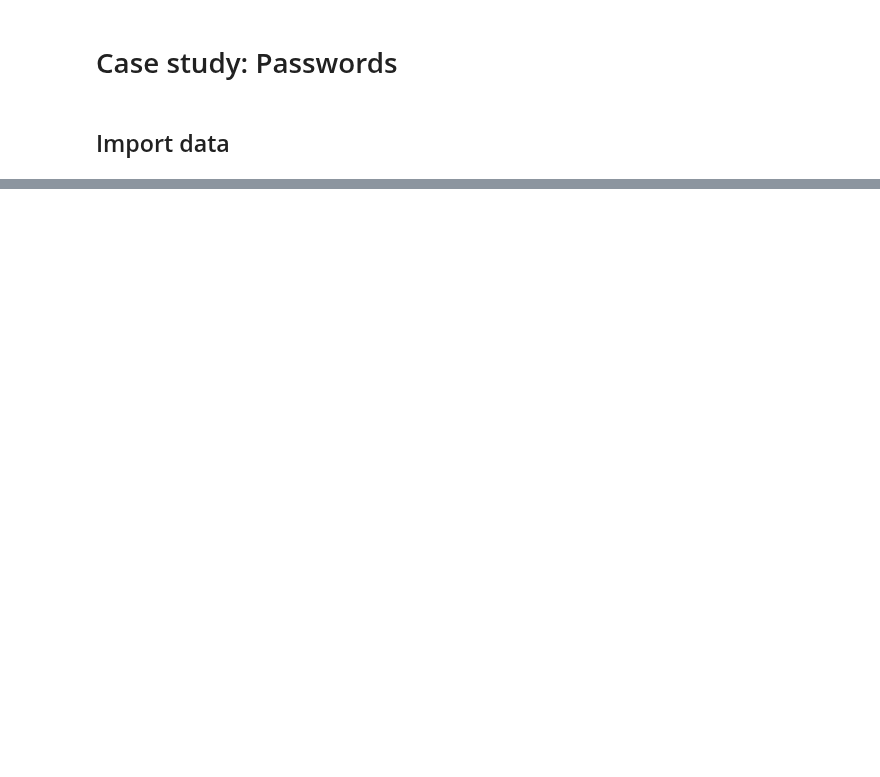
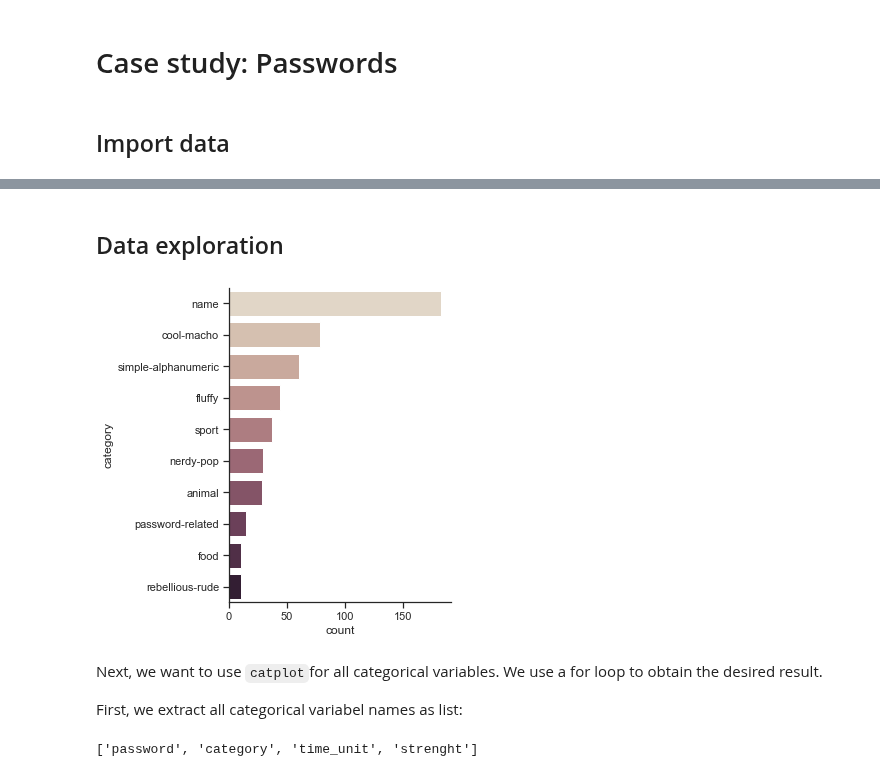
Before and after one commit to kirenz/eda, a Jupyter notebook: 01-3-passwords.ipynb, the cells around one changed output, grey strips where cells are left out. Saved outputs shown, nothing was run; the diff lists cells and outputs as text; code cells hidden in the pictures; blank space fills up the shorter version.

```diff
--- a/01-3-passwords.ipynb
+++ b/01-3-passwords.ipynb
@@ -69,0 +63,5 @@ Task B: Compute the proportion of patients in the control group who had a stroke
+# %%
+df["password"] = df["password"].astype("category")
+df["category"] = df["category"].astype("category")
+df["time_unit"] = df["time_unit"].astype("category")
+df["strenght"] = df["strength"].astype("category")
@@ -69,0 +82,25 @@ Task B: Compute the proportion of patients in the control group who had a stroke
+# %% [markdown]
+## Data exploration
+# %%
+import seaborn as sns
+import matplotlib.pyplot as plt
+sns.set_theme(style="ticks", color_codes=True)
+# %%
+TOP_10 = df['category'].value_counts().iloc[:10].index
+
+sns.catplot(y="category",
+            kind="count",
+            palette="ch:.25",
+            data=df,
+            order = TOP_10);
+# %% [output]
+[figure, added]
+# %% [markdown]
+Next, we want to use ``catplot``for all categorical variables. We use a for loop to obtain the desired result.
+
+First, we extract all categorical variabel names as list:
+# %%
+CATEGORICAL = df.select_dtypes(include=['category']).columns.tolist()
+CATEGORICAL
+# %% [output]
+['password', 'category', 'time_unit', 'strenght']
```
Also changed, not shown: parts of 21 cells of this notebook.
